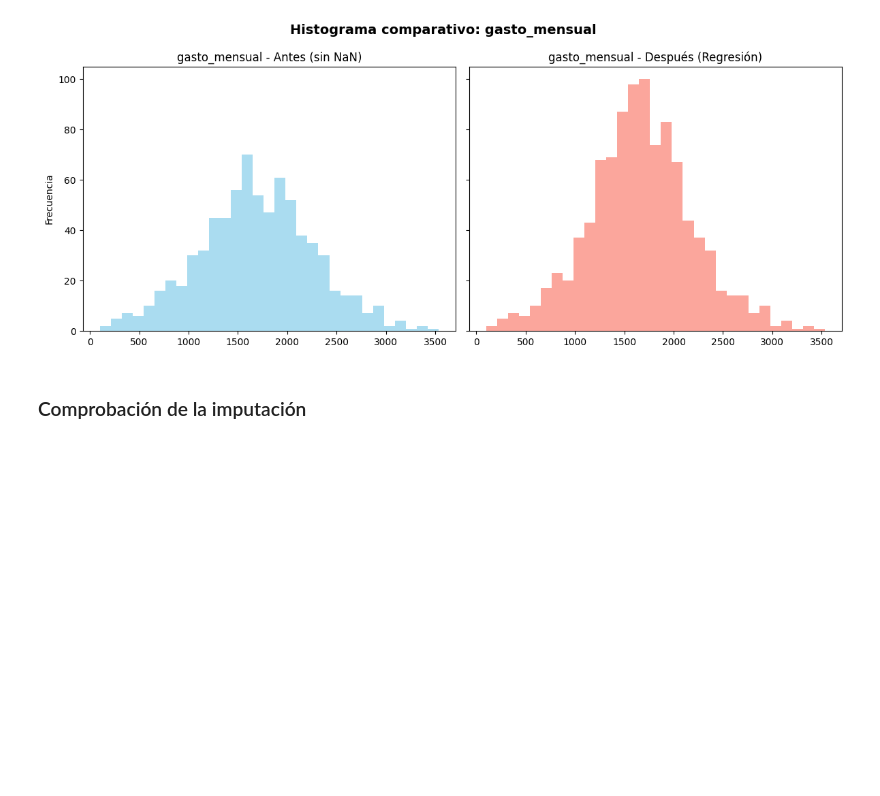
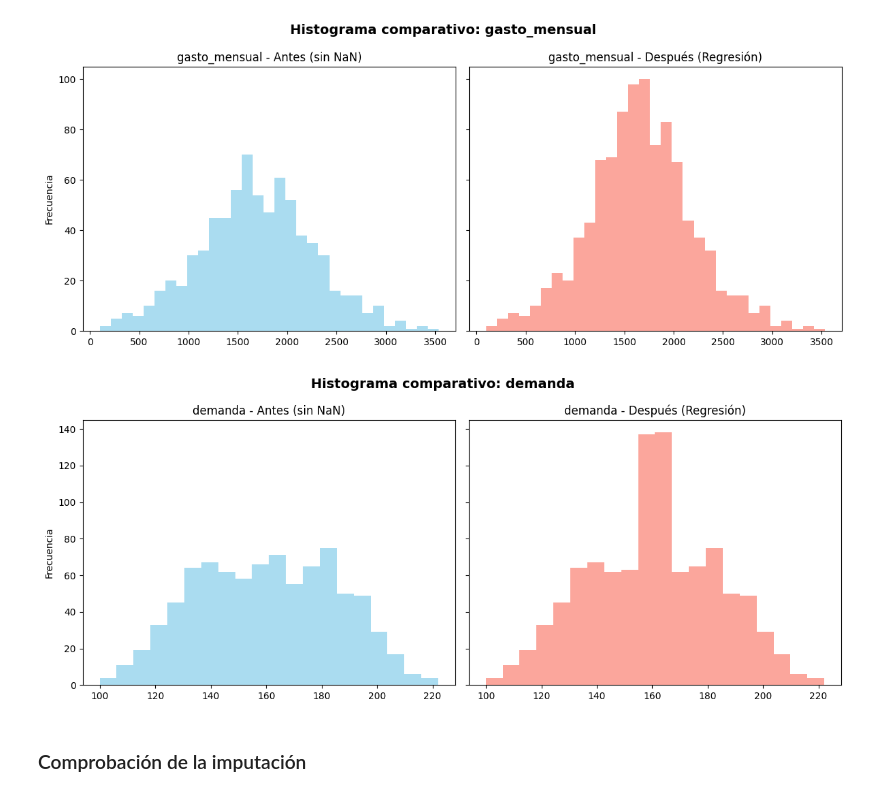
Before and after one commit to Locosteve4526/Taller_imputacion, a Jupyter notebook: _build/jupyter_execute/Taller_imputacion.ipynb, the cells around one changed output. Drawn from its saved outputs; the diff is of its cells as text; code cells hidden in the pictures; blank space fills up the shorter version.

```diff
--- a/_build/jupyter_execute/Taller_imputacion.ipynb
+++ b/_build/jupyter_execute/Taller_imputacion.ipynb
@@ -378,6 +437,22 @@ plt.tight_layout()
 plt.show()
 # %% [output]
 [figure]
+# %%
+bins = np.histogram_bin_edges(np.concatenate([df['demanda'].dropna().values, df_imputed['demanda'].values]), bins="auto")
+
+fig, axes = plt.subplots(1, 2, figsize=(12, 5), sharey=True)
+axes[0].hist(df['demanda'].dropna(), bins=bins, alpha=0.7, color="skyblue")
+axes[0].set_title(f"{'demanda'} - Antes (sin NaN)")
+axes[0].set_ylabel("Frecuencia")
+
+axes[1].hist(df_imputed['demanda'], bins=bins, alpha=0.7, color="salmon")
+axes[1].set_title(f"{'demanda'} - Después (Regresión)")
+
+plt.suptitle(f"Histograma comparativo: {'demanda'}", fontsize=14, weight="bold")
+plt.tight_layout()
+plt.show()
+# %% [output]
+[figure, added]
 # %% [markdown]
 ### Comprobación de la imputación
 # %%
```
Also changed, not shown: parts of 11 cells of this notebook, 9 other files.
